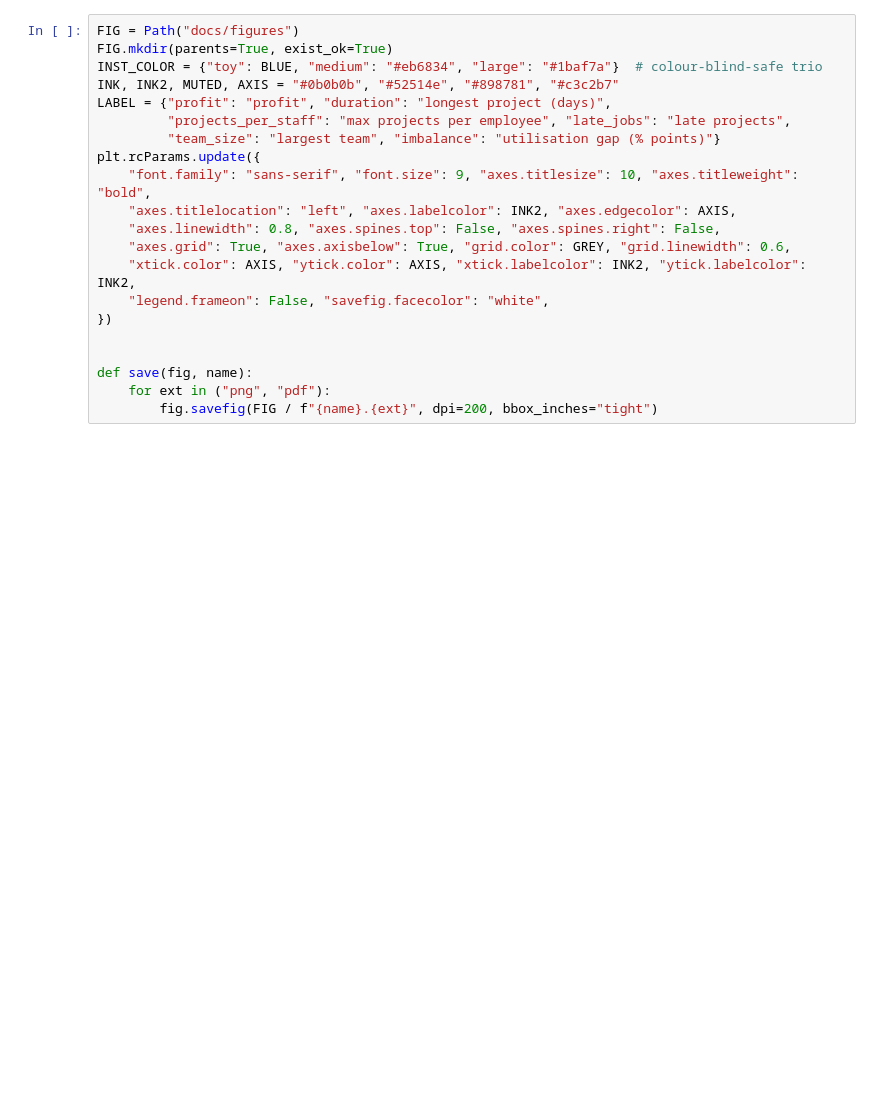
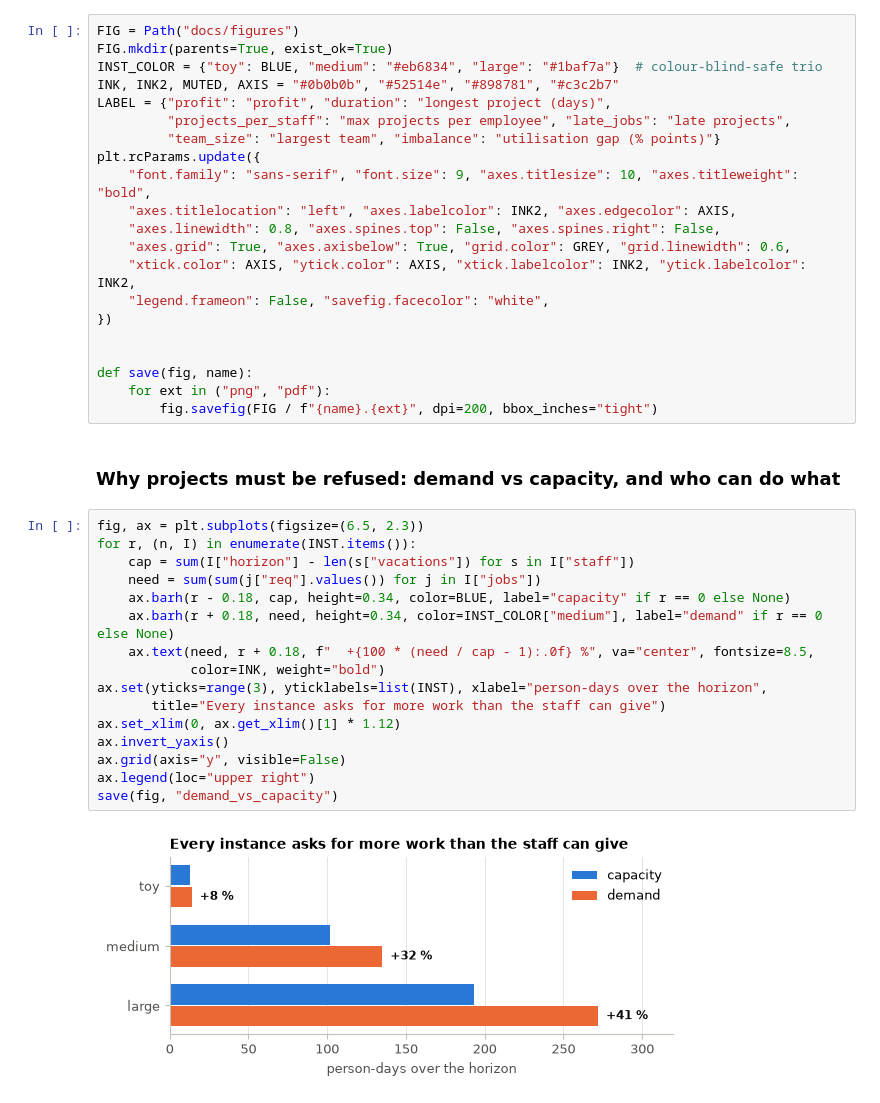
Before and after one commit to amithkm9/Decision_Modeling, a Jupyter notebook: CompuOpti_staffing_improved (1).ipynb, the cells around one changed output. Saved outputs shown, nothing was run; the diff lists cells and outputs as text; blank space fills up the shorter version.

Commit message:
Add demand vs capacity figures

```diff
--- a/CompuOpti_staffing_improved (1).ipynb
+++ b/CompuOpti_staffing_improved (1).ipynb
@@ -1075,3 +1075,23 @@ plt.rcParams.update({
 def save(fig, name):
     for ext in ("png", "pdf"):
         fig.savefig(FIG / f"{name}.{ext}", dpi=200, bbox_inches="tight")
+# %% [markdown]
+### Why projects must be refused: demand vs capacity, and who can do what
+# %%
+fig, ax = plt.subplots(figsize=(6.5, 2.3))
+for r, (n, I) in enumerate(INST.items()):
+    cap = sum(I["horizon"] - len(s["vacations"]) for s in I["staff"])
+    need = sum(sum(j["req"].values()) for j in I["jobs"])
+    ax.barh(r - 0.18, cap, height=0.34, color=BLUE, label="capacity" if r == 0 else None)
+    ax.barh(r + 0.18, need, height=0.34, color=INST_COLOR["medium"], label="demand" if r == 0 else None)
+    ax.text(need, r + 0.18, f"  +{100 * (need / cap - 1):.0f} %", va="center", fontsize=8.5,
+            color=INK, weight="bold")
+ax.set(yticks=range(3), yticklabels=list(INST), xlabel="person-days over the horizon",
+       title="Every instance asks for more work than the staff can give")
+ax.set_xlim(0, ax.get_xlim()[1] * 1.12)
+ax.invert_yaxis()
+ax.grid(axis="y", visible=False)
+ax.legend(loc="upper right")
+save(fig, "demand_vs_capacity")
+# %% [output]
+[figure, added]
```
Also changed, not shown: parts of 1 cell of this notebook.
